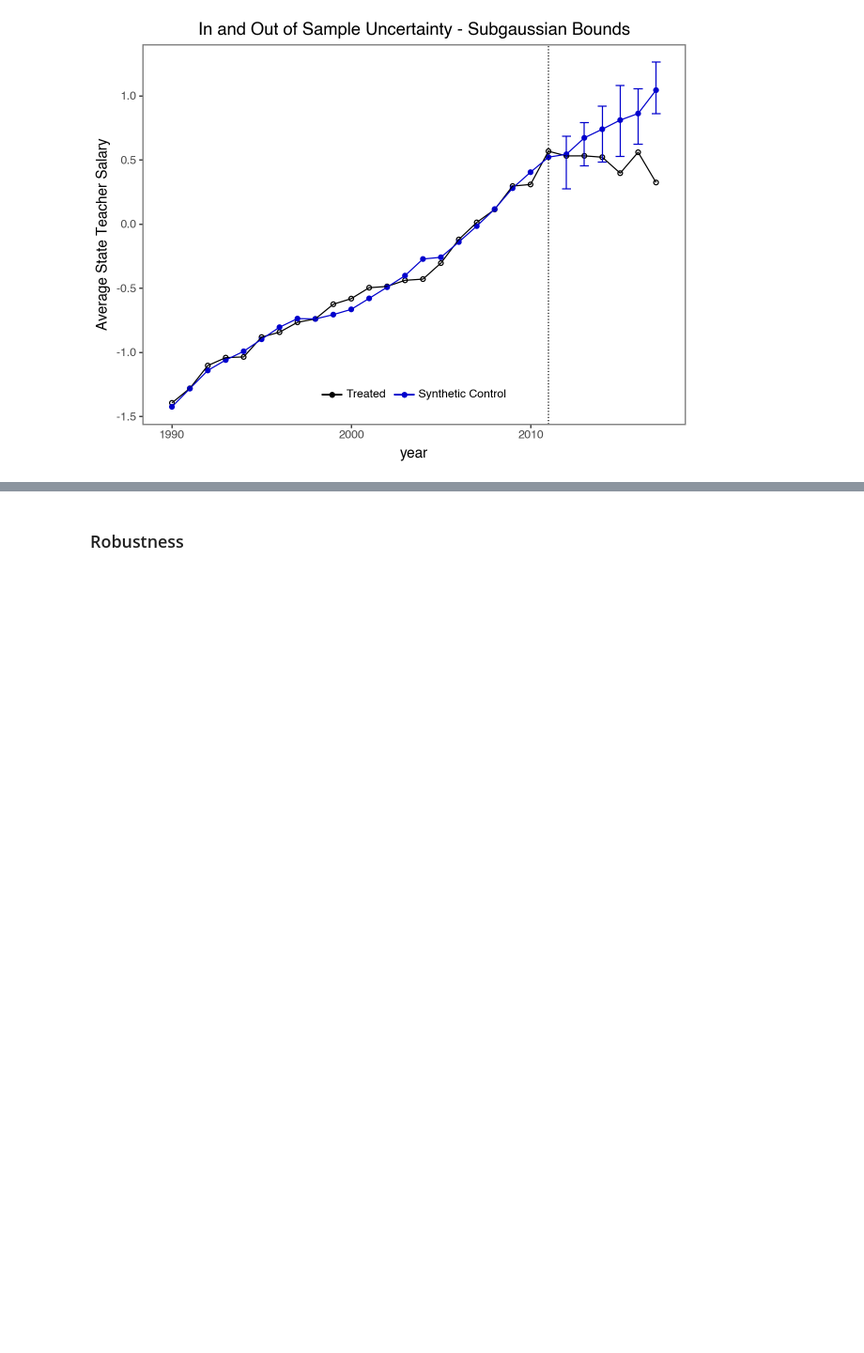
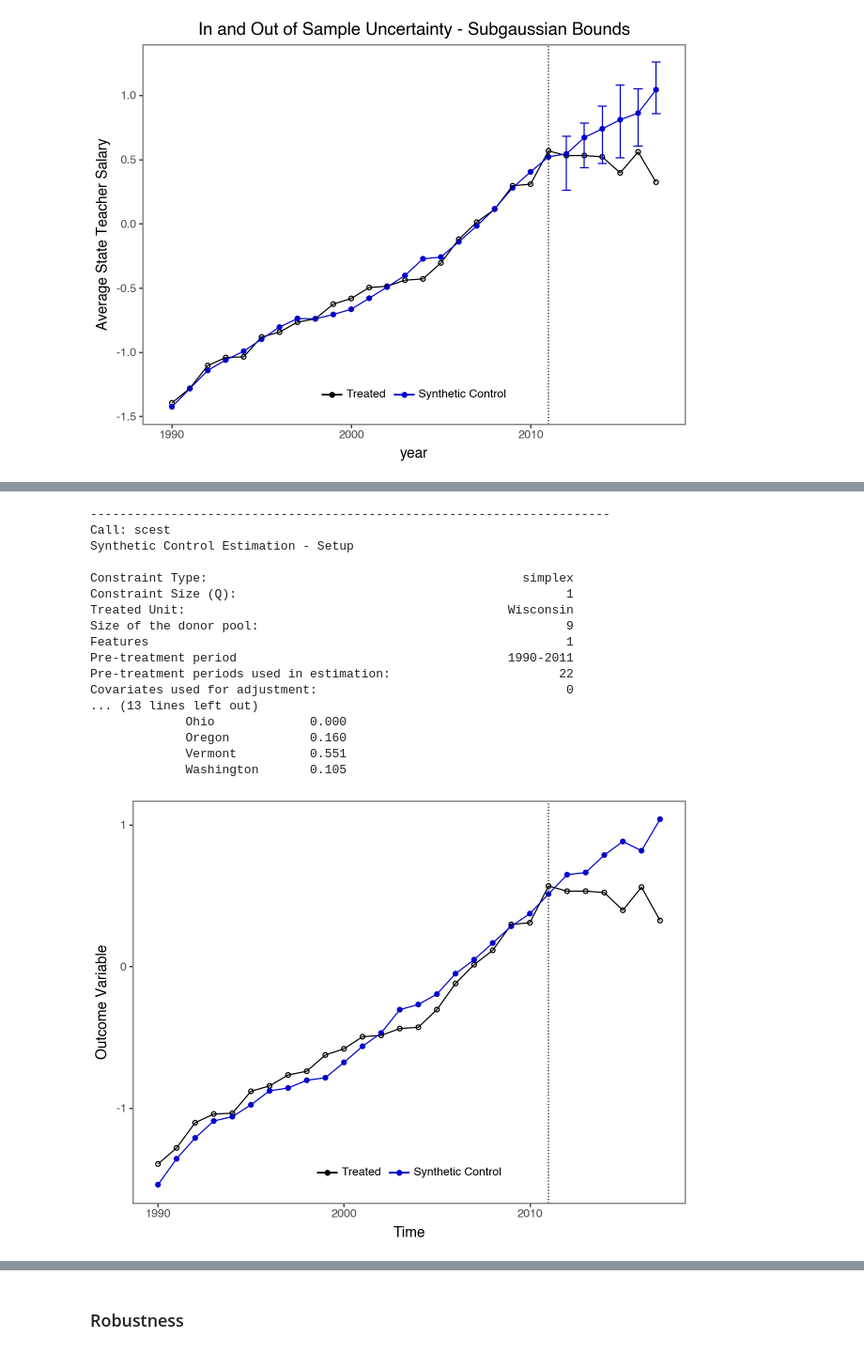
Before and after one commit to ricochn02/526-project, a Jupyter notebook: report.ipynb, the cells around one changed output, grey strips where cells are left out. Shown: that part at 94% size. Drawn from its saved outputs; the diff is of its cells as text; code cells hidden in the pictures; blank space fills up the shorter version.

```diff
--- a/report.ipynb
+++ b/report.ipynb
@@ -368,0 +360,8 @@ from sklearn.preprocessing import StandardScaler
+# %%
+# Calculate treatment effects
+df['te'] = df['salary'] - df['synthetic_control']
+
+df_te_wi = df[df['st'] == 'WI']
+df_te_wi = df_te_wi[df_te_wi['after_treatment'] == True]
+df_te_wi = df_te_wi[['year', 'state', 'salary', 'synthetic_control', 'te']]
+df_te_wi
@@ -368,0 +376,11 @@ from sklearn.preprocessing import StandardScaler
+# %%
+from sklearn.metrics import mean_squared_error
+
+df_before_treatment = df[df['after_treatment'] == False]
+
+state_mse = df_before_treatment.groupby('state').apply(lambda group: mean_squared_error(group['salary'], group['synthetic_control'])).reset_index(name='MSE')
+state_mse
+state_mse['RMSE'] = np.sqrt(state_mse['MSE'])
+
+states_filtered = state_mse[state_mse['RMSE'] < 5000]['state'].tolist() # Picked 5000 somewhat arbitrarily
+states_filtered
@@ -368,0 +398,35 @@ from sklearn.preprocessing import StandardScaler
+# %%
+df2 = df[df['state'].isin(states_filtered)]
+
+scdf2 = scdata(df = df2, id_var="state", time_var="year", outcome_var="salary_scaled",
+              period_pre=df2.query("not after_treatment").year.unique(),
+              period_post=df2.query("after_treatment").year.unique(),
+              unit_tr='Wisconsin',
+              unit_co=df2.query("not wisconsin").state.unique(),
+              features=["salary_scaled"],
+              cov_adj=None,
+              cointegrated_data=True,
+              constant=False)
+
+est_si2 = scest(scdf2, w_constr={'name': "simplex"})
+print(est_si2)
+scplot(est_si2)
+# %% [output]
+-----------------------------------------------------------------------
+Call: scest
+Synthetic Control Estimation - Setup
+
+Constraint Type:                                           simplex
+Constraint Size (Q):                                             1
+Treated Unit:                                            Wisconsin
+Size of the donor pool:                                          9
+Features                                                         1
+Pre-treatment period                                     1990-2011
+Pre-treatment periods used in estimation:                       22
+Covariates used for adjustment:                                  0
+... (13 lines left out)
+             Ohio             0.000
+             Oregon           0.160
+             Vermont          0.551
+             Washington       0.105
+[figure, added]
```
Also changed, not shown: parts of 13 cells of this notebook, 1 other file.
